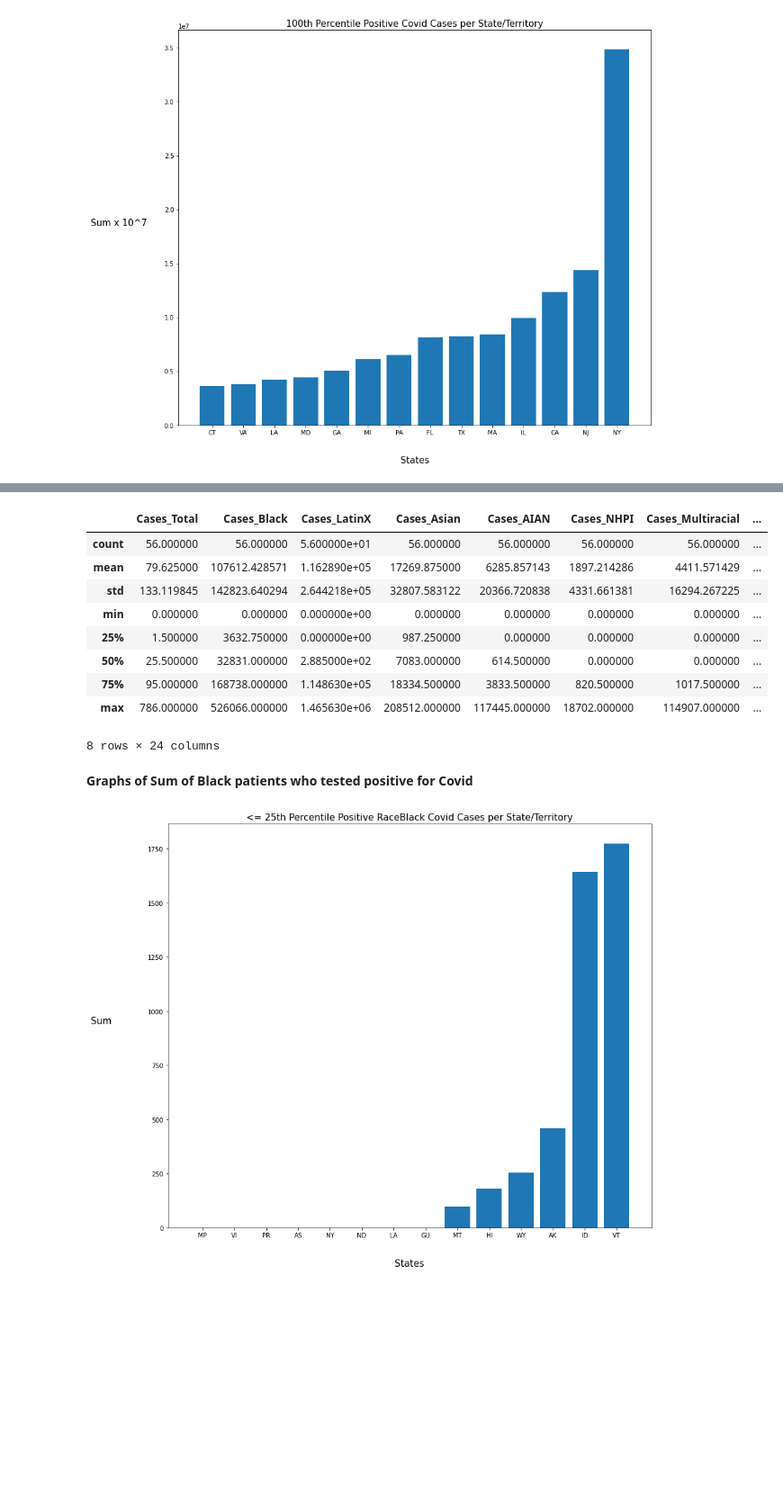
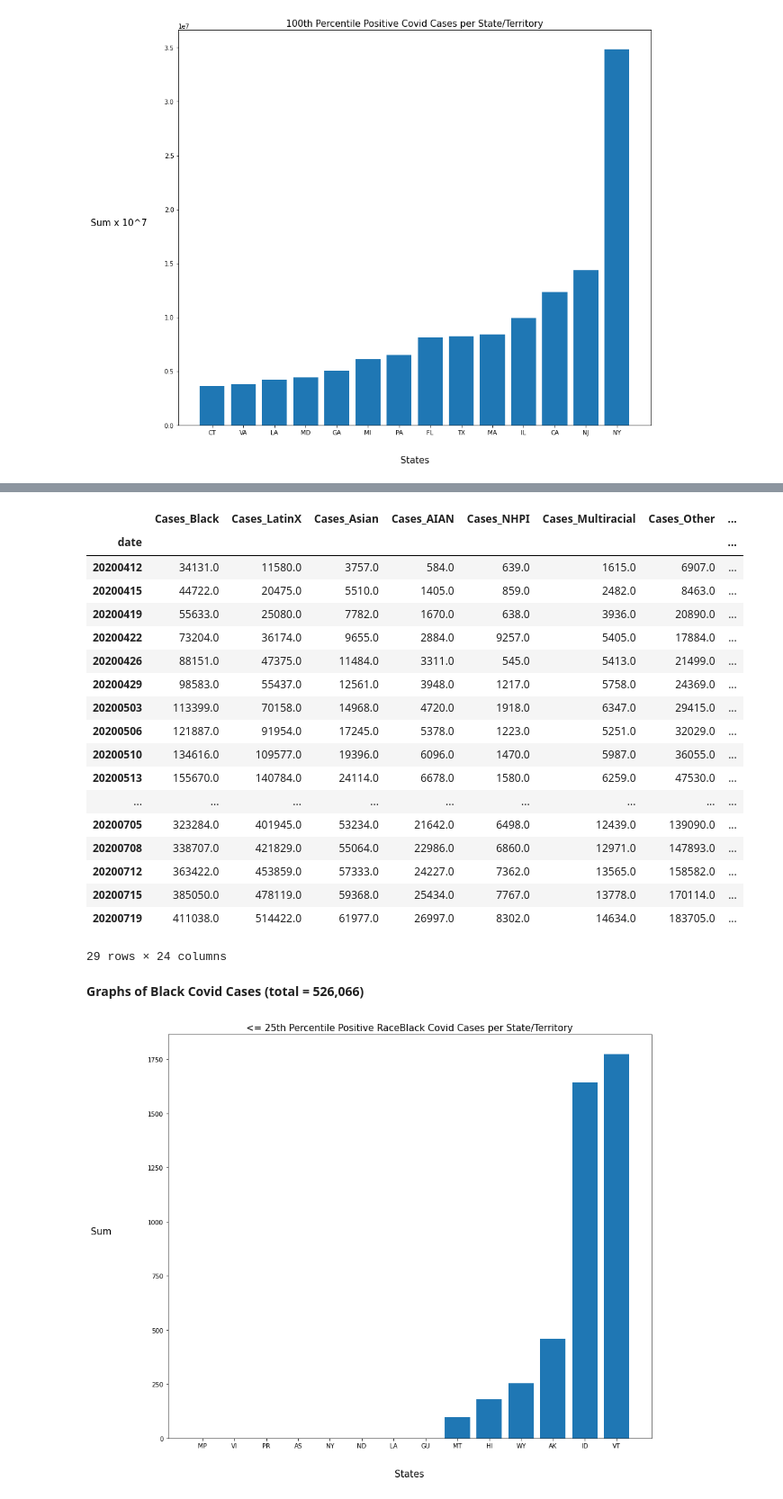
Before and after one commit to thespence7/Covid19-Statistical-Analysis, a Jupyter notebook: covid_tracker/Capstone1_import_data.ipynb, the cells around one changed output, grey strips where cells are left out. Shown: that part at 90% size. Cells and saved outputs as stored; diff of their text form; code cells hidden in the pictures; blank space fills up the shorter version.

```diff
--- a/covid_tracker/Capstone1_import_data.ipynb
+++ b/covid_tracker/Capstone1_import_data.ipynb
@@ -157,25 +165,34 @@ df_race
 # %%
-df_race_groupby = df_race.groupby('State').sum().sort_values('Cases_Black')
+df_race_groupby = df_race.groupby('date').sum().sort_values('Cases_Black')
 # %%
-df_race_groupby.describe()
+df_race_groupby
 # %% [output]
-|  | Cases_Total | Cases_Black | Cases_LatinX | Cases_Asian | Cases_AIAN | Cases_NHPI | Cases_Multiracial | ... |
-| count | 56.000000 | 56.000000 | 5.600000e+01 | 56.000000 | 56.000000 | 56.000000 | 56.000000 | ... |
-| mean | 79.625000 | 107612.428571 | 1.162890e+05 | 17269.875000 | 6285.857143 | 1897.214286 | 4411.571429 | ... |
-| std | 133.119845 | 142823.640294 | 2.644218e+05 | 32807.583122 | 20366.720838 | 4331.661381 | 16294.267225 | ... |
-| min | 0.000000 | 0.000000 | 0.000000e+00 | 0.000000 | 0.000000 | 0.000000 | 0.000000 | ... |
-| 25% | 1.500000 | 3632.750000 | 0.000000e+00 | 987.250000 | 0.000000 | 0.000000 | 0.000000 | ... |
-| 50% | 25.500000 | 32831.000000 | 2.885000e+02 | 7083.000000 | 614.500000 | 0.000000 | 0.000000 | ... |
-| 75% | 95.000000 | 168738.000000 | 1.148630e+05 | 18334.500000 | 3833.500000 | 820.500000 | 1017.500000 | ... |
-| max | 786.000000 | 526066.000000 | 1.465630e+06 | 208512.000000 | 117445.000000 | 18702.000000 | 114907.000000 | ... |
+|  | Cases_Black | Cases_LatinX | Cases_Asian | Cases_AIAN | Cases_NHPI | Cases_Multiracial | Cases_Other | ... |
+| date |  |  |  |  |  |  |  | ... |
+| 20200412 | 34131.0 | 11580.0 | 3757.0 | 584.0 | 639.0 | 1615.0 | 6907.0 | ... |
+| 20200415 | 44722.0 | 20475.0 | 5510.0 | 1405.0 | 859.0 | 2482.0 | 8463.0 | ... |
+| 20200419 | 55633.0 | 25080.0 | 7782.0 | 1670.0 | 638.0 | 3936.0 | 20890.0 | ... |
+| 20200422 | 73204.0 | 36174.0 | 9655.0 | 2884.0 | 9257.0 | 5405.0 | 17884.0 | ... |
+| 20200426 | 88151.0 | 47375.0 | 11484.0 | 3311.0 | 545.0 | 5413.0 | 21499.0 | ... |
+| 20200429 | 98583.0 | 55437.0 | 12561.0 | 3948.0 | 1217.0 | 5758.0 | 24369.0 | ... |
+| 20200503 | 113399.0 | 70158.0 | 14968.0 | 4720.0 | 1918.0 | 6347.0 | 29415.0 | ... |
+| 20200506 | 121887.0 | 91954.0 | 17245.0 | 5378.0 | 1223.0 | 5251.0 | 32029.0 | ... |
+| 20200510 | 134616.0 | 109577.0 | 19396.0 | 6096.0 | 1470.0 | 5987.0 | 36055.0 | ... |
+| 20200513 | 155670.0 | 140784.0 | 24114.0 | 6678.0 | 1580.0 | 6259.0 | 47530.0 | ... |
+| ... | ... | ... | ... | ... | ... | ... | ... | ... |
+| 20200705 | 323284.0 | 401945.0 | 53234.0 | 21642.0 | 6498.0 | 12439.0 | 139090.0 | ... |
+| 20200708 | 338707.0 | 421829.0 | 55064.0 | 22986.0 | 6860.0 | 12971.0 | 147893.0 | ... |
+| 20200712 | 363422.0 | 453859.0 | 57333.0 | 24227.0 | 7362.0 | 13565.0 | 158582.0 | ... |
+| 20200715 | 385050.0 | 478119.0 | 59368.0 | 25434.0 | 7767.0 | 13778.0 | 170114.0 | ... |
+| 20200719 | 411038.0 | 514422.0 | 61977.0 | 26997.0 | 8302.0 | 14634.0 | 183705.0 | ... |
-8 rows × 24 columns
+29 rows × 24 columns
 # %%
 df_raceBl_25 = df_race_groupby[df_race_groupby['Cases_Black'] <= 3632.75]
 df_raceBl_50 = df_race_groupby[(df_race_groupby['Cases_Black'] > 3632.75) & (df_race_groupby['Cases_Black'] <= 32831)]
 df_raceBl_75 = df_race_groupby[(df_race_groupby['Cases_Black'] > 32831) & (df_race_groupby['Cases_Black'] <= 168738)]
 df_raceBl_100 = df_race_groupby[(df_race_groupby['Cases_Black'] > 168738) & (df_race_groupby['Cases_Black'] <= 526066)]
 # %% [markdown]
-**Graphs of Sum of Black patients who tested positive for Covid**
+**Graphs of Black Covid Cases (total = 526,066)**
 # %%
 fig, ax = plt.subplots(figsize=(14,12))
 ax.bar(x = df_raceBl_25.index, height=df_raceBl_25['Cases_Black'])
```
Also changed, not shown: parts of 44 cells of this notebook.
